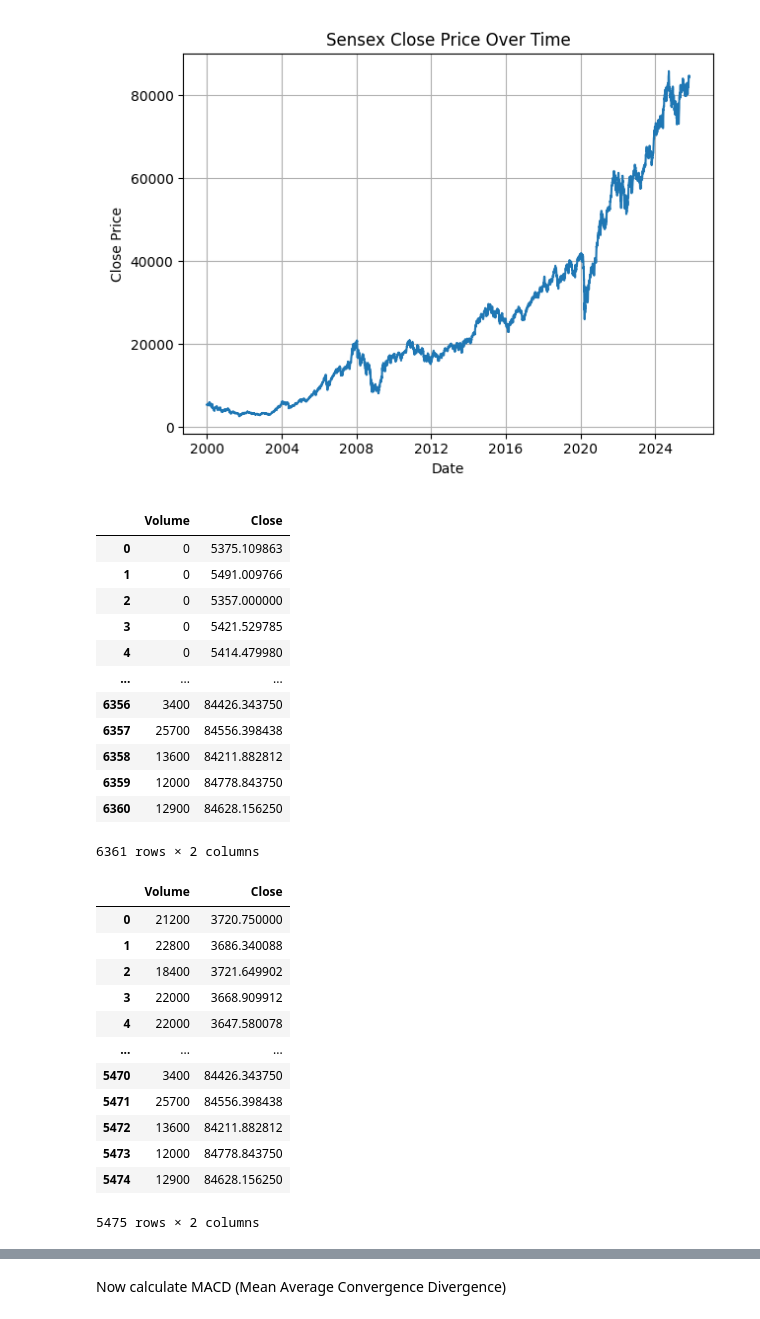
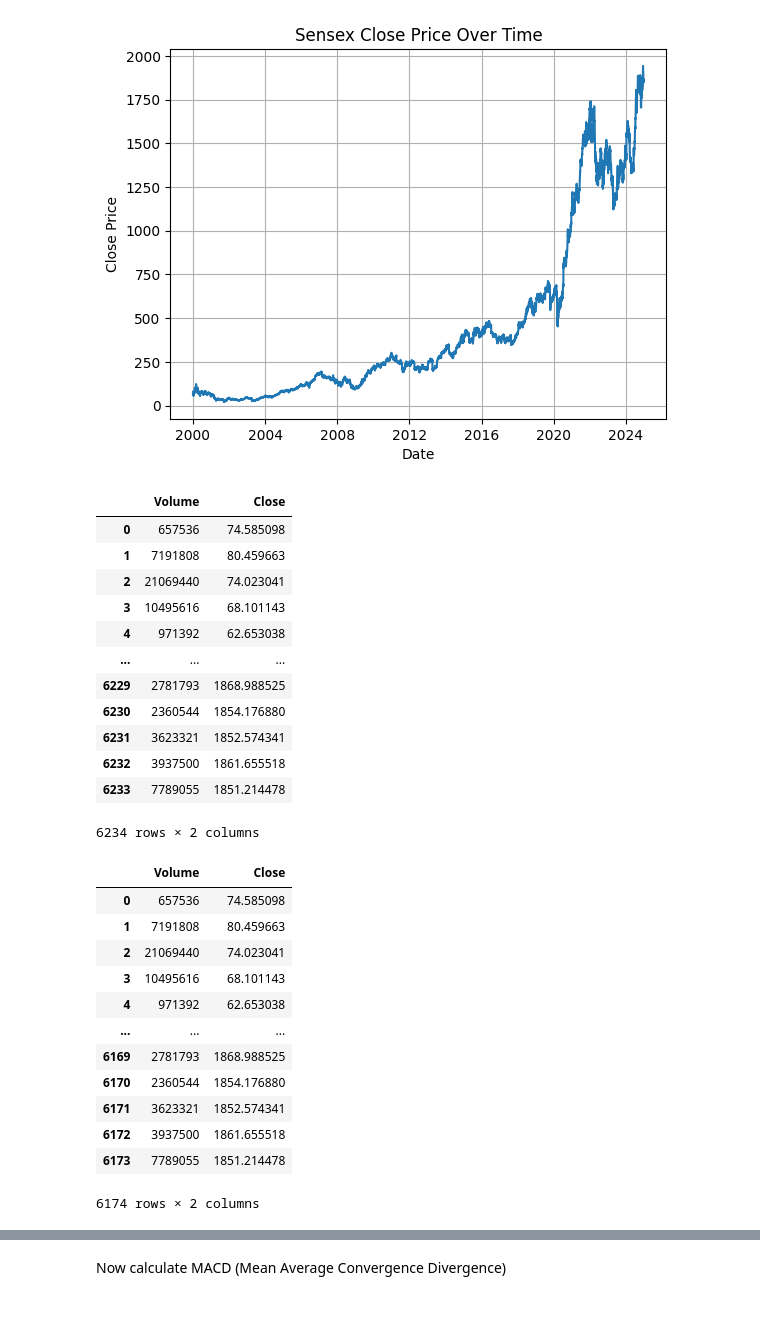
Before and after one commit to Ovaserashid/Stockmarketanalysis, a Jupyter notebook: data/transform.ipynb, the cells around one changed output, grey strips where cells are left out. Drawn from its saved outputs; the diff is of its cells as text; code cells hidden in the pictures.

```diff
--- a/data/transform.ipynb
+++ b/data/transform.ipynb
@@ -1,7 +1,7 @@
 # %%
 import pandas as pd
 # %%
-df = pd.read_csv('..\sensex_data_2000_to_2025.csv')
+df = pd.read_csv('..\sensex_data_INFY_2000_to_2024.csv')
 df
 # %% [output]
 |  | Date | Open | High | Low | Close | Volume | Dividends | Stock Splits |
@@ -20,50 +20,49 @@ df
 # %%
-%matplotlib widget
+
 import matplotlib.pyplot as plt
 df['Date'] = pd.to_datetime(df['Date'])
 plt.plot(df['Date'], df['Close'])
 plt.xlabel('Date')
 plt.ylabel('Close Price')
 plt.title('Sensex Close Price Over Time')
 plt.grid(True)
-plt.tight_layout()
 plt.show()
 # %% [output]
-[figure, old version]
+[figure, new version]
 # %%
 df_custom = df[['Volume','Close']]
 df_custom
 # %% [output]
 |  | Volume | Close |
-| 0 | 0 | 5375.109863 |
-| 1 | 0 | 5491.009766 |
-| 2 | 0 | 5357.000000 |
-| 3 | 0 | 5421.529785 |
-| 4 | 0 | 5414.479980 |
+| 0 | 657536 | 74.585098 |
+| 1 | 7191808 | 80.459663 |
+| 2 | 21069440 | 74.023041 |
+| 3 | 10495616 | 68.101143 |
+| 4 | 971392 | 62.653038 |
 | ... | ... | ... |
-| 6356 | 3400 | 84426.343750 |
-| 6357 | 25700 | 84556.398438 |
-| 6358 | 13600 | 84211.882812 |
-| 6359 | 12000 | 84778.843750 |
-| 6360 | 12900 | 84628.156250 |
+| 6229 | 2781793 | 1868.988525 |
+| 6230 | 2360544 | 1854.176880 |
+| 6231 | 3623321 | 1852.574341 |
+| 6232 | 3937500 | 1861.655518 |
+| 6233 | 7789055 | 1851.214478 |
-6361 rows × 2 columns
+6234 rows × 2 columns
 # %%
 df_custom_nonzero = df_custom[df_custom['Volume'] >0].reset_index(drop=True)
 df_custom_nonzero
 # %% [output]
 |  | Volume | Close |
-| 0 | 21200 | 3720.750000 |
-| 1 | 22800 | 3686.340088 |
-| 2 | 18400 | 3721.649902 |
-| 3 | 22000 | 3668.909912 |
-| 4 | 22000 | 3647.580078 |
+| 0 | 657536 | 74.585098 |
+| 1 | 7191808 | 80.459663 |
+| 2 | 21069440 | 74.023041 |
+| 3 | 10495616 | 68.101143 |
+| 4 | 971392 | 62.653038 |
 | ... | ... | ... |
-| 5470 | 3400 | 84426.343750 |
-| 5471 | 25700 | 84556.398438 |
-| 5472 | 13600 | 84211.882812 |
-| 5473 | 12000 | 84778.843750 |
-| 5474 | 12900 | 84628.156250 |
+| 6169 | 2781793 | 1868.988525 |
+| 6170 | 2360544 | 1854.176880 |
+| 6171 | 3623321 | 1852.574341 |
+| 6172 | 3937500 | 1861.655518 |
+| 6173 | 7789055 | 1851.214478 |
-5475 rows × 2 columns
+6174 rows × 2 columns
 # %%
 close_prices = df_custom_nonzero['Close']
 print(close_prices)
```
Also changed, not shown: parts of 11 cells of this notebook, 14 other files.
